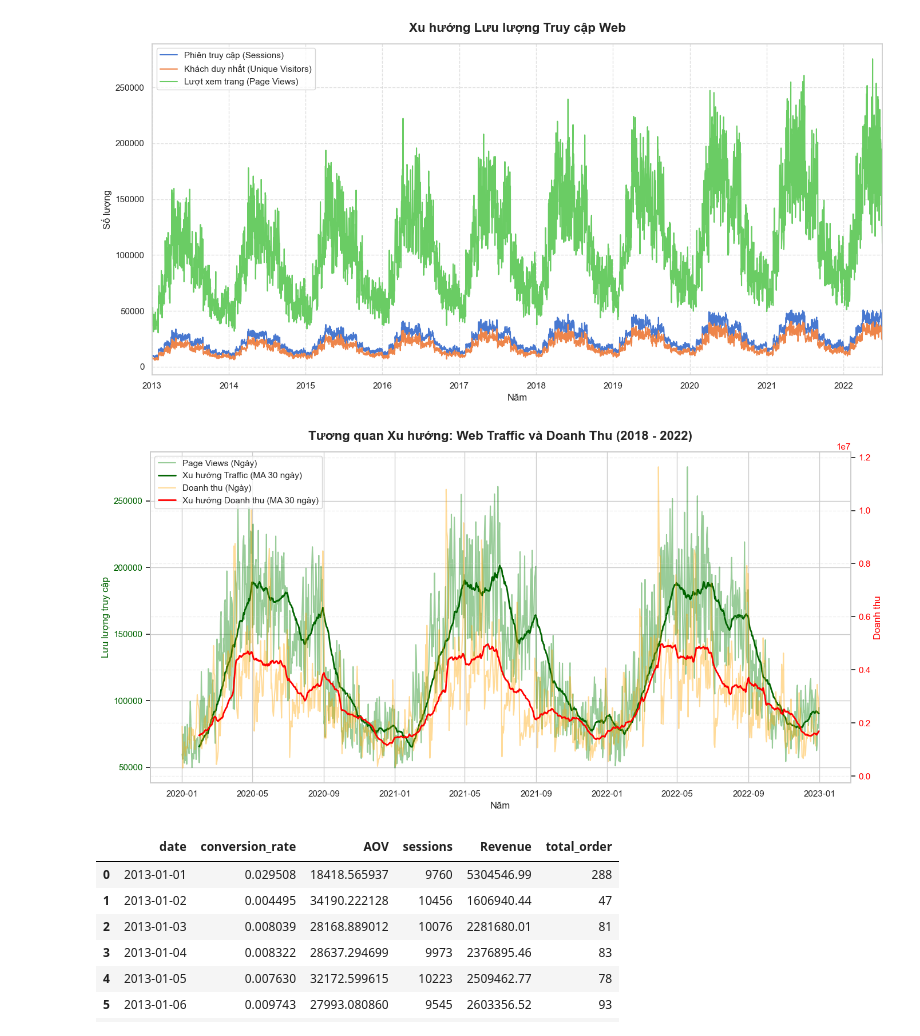
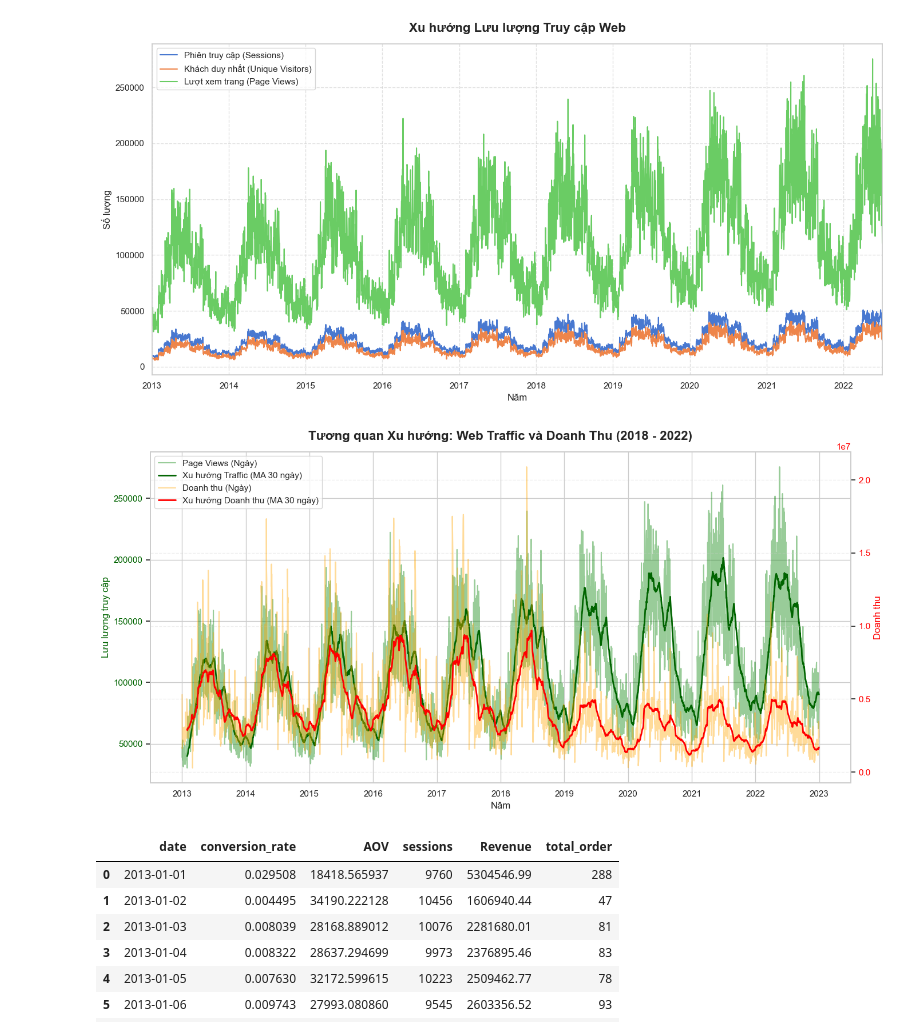
Before and after one commit to tuongvii2327/TayThanh_Datathon_2026, a Jupyter notebook: notebooks/temp.ipynb, the cells around one changed output. Cells and saved outputs as stored; diff of their text form; code cells hidden in the pictures.

```diff
--- a/notebooks/temp.ipynb
+++ b/notebooks/temp.ipynb
@@ -330,52 +80,52 @@ plt.show()
 # %%
 
 # --- 1. LỌC DỮ LIỆU CHUẨN ---
-start_date = pd.to_datetime('2020-01-01')
+start_date = pd.to_datetime('2013-01-01')
 end_date = pd.to_datetime('2022-12-31')
 
 # Lọc và dùng .copy() để tránh cảnh báo của Pandas
-df_web_check = df_web[(df_web['date'] >= start_date) & (df_web['date'] <= end_date)].copy()
-df_sale_check = df_sale[(df_sale['Date'] >= start_date) & (df_sale['Date'] <= end_date)].copy()
+df_web_traffic_check = df_web_traffic[(df_web_traffic['date'] >= start_date) & (df_web_traffic['date'] <= end_date)].copy()
+df_sales_check = df_sales[(df_sales['Date'] >= start_date) & (df_sales['Date'] <= end_date)].copy()
 
 # --- 2. ĐỒNG BỘ INDEX TRỤC THỜI GIAN (BƯỚC SỬA LỖI) ---
-# Set index cho df_web_check
-if 'date' in df_web_check.columns:
-    df_web_check = df_web_check.set_index('date')
+# Set index cho df_web_traffic_check
+if 'date' in df_web_traffic_check.columns:
+    df_web_traffic_check = df_web_traffic_check.set_index('date')
 
-# Set index cho df_sale_check
-if 'Date' in df_sale_check.columns:
-    df_sale_check = df_sale_check.set_index('Date')
+# Set index cho df_sales_check
+if 'Date' in df_sales_check.columns:
+    df_sales_check = df_sales_check.set_index('Date')
 
 # --- 3. VẼ BIỂU ĐỒ ---
 fig, ax1 = plt.subplots(figsize=(14, 7))
 
 # --- TRỤC Y THỨ NHẤT (TRAFFIC) ---
-ax1.plot(df_web_check.index, df_web_check['page_views'], color='green', alpha=0.4, label='Page Views (Ngày)')
-ax1.plot(df_web_check.index, df_web_check['page_views'].rolling(window=30).mean(),
+ax1.plot(df_web_traffic_check.index, df_web_traffic_check['page_views'], color='green', alpha=0.4, label='Page Views (Ngày)')
+ax1.plot(df_web_traffic_check.index, df_web_traffic_check['page_views'].rolling(window=30).mean(),
          color='darkgreen', linewidth=2, label='Xu hướng Traffic (MA 30 ngày)')
 
 ax1.set_xlabel('Năm', fontsize=12)
 ax1.set_ylabel('Lưu lượng truy cập', color='darkgreen', fontsize=12)
 ax1.tick_params(axis='y', labelcolor='darkgreen')
 
 # --- TRỤC Y THỨ HAI (REVENUE) ---
 ax2 = ax1.twinx()
-ax2.plot(df_sale_check.index, df_sale_check['Revenue'], color='orange', alpha=0.4, label='Doanh thu (Ngày)')
-ax2.plot(df_sale_check.index, df_sale_check['Revenue'].rolling(window=30).mean(),
+ax2.plot(df_sales_check.index, df_sales_check['Revenue'], color='orange', alpha=0.4, label='Doanh thu (Ngày)')
+ax2.plot(df_sales_check.index, df_sales_check['Revenue'].rolling(window=30).mean(),
          color='red', linewidth=2, label='Xu hướng Doanh thu (MA 30 ngày)')
 
 ax2.set_ylabel('Doanh thu', color='red', fontsize=12)
 ax2.tick_params(axis='y', labelcolor='red')
 
 # --- TRÌNH BÀY ---
 lines_1, labels_1 = ax1.get_legend_handles_labels()
 lines_2, labels_2 = ax2.get_legend_handles_labels()
 ax1.legend(lines_1 + lines_2, labels_1 + labels_2, loc='upper left')
 
 plt.title('Tương quan Xu hướng: Web Traffic và Doanh Thu (2018 - 2022)', fontsize=16, fontweight='bold', pad=15)
 plt.grid(True, linestyle='--', alpha=0.3)
 plt.tight_layout()
 plt.show()
 # %% [output]
-[figure, old version]
+[figure, new version]
 # %%
```
Also changed, not shown: parts of 29 cells of this notebook, 11 other files.
